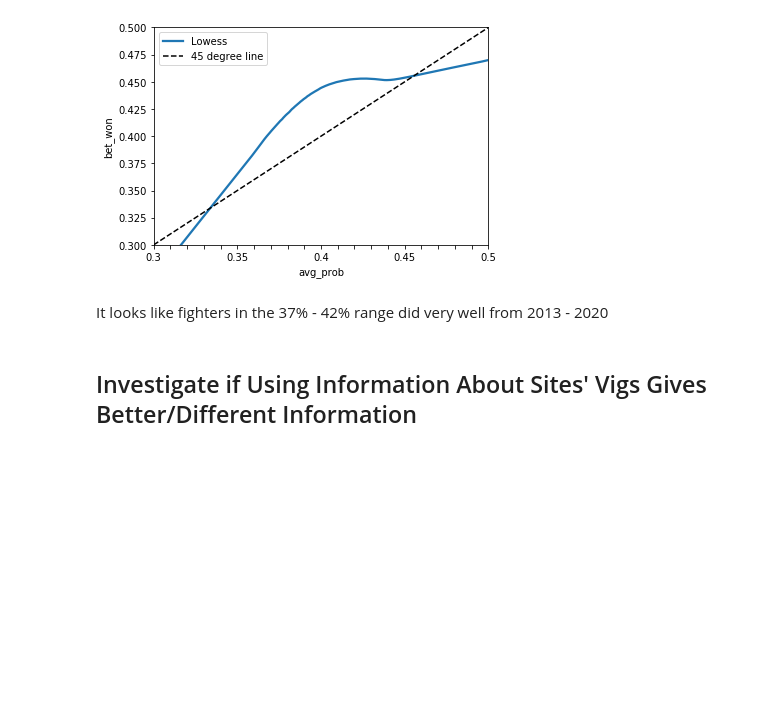
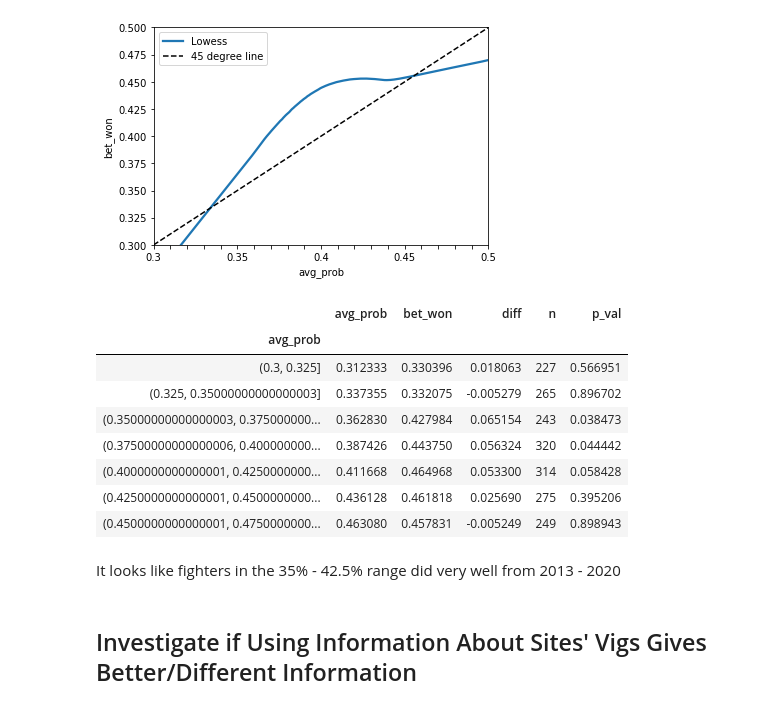
Before and after one commit to iankotliar/UFC_Final, a Jupyter notebook: code/Analysis/Exploratory/7_explore_data.ipynb, the cells around one changed output. Drawn from its saved outputs; the diff is of its cells as text; code cells hidden in the pictures; blank space fills up the shorter version.

Commit message:
added statistical tests

```diff
--- a/code/Analysis/Exploratory/7_explore_data.ipynb
+++ b/code/Analysis/Exploratory/7_explore_data.ipynb
@@ -247,8 +250,33 @@ ax.legend(loc='best')
 # %% [output]
 <matplotlib.legend.Legend at 0x...>
 [figure]
+# %%
+# do some statistical tests to see if this overperformance is statistically significant
+bins = np.arange(.3, .5, .025)
+divided = pd.IntervalIndex.from_tuples([(bins[i], bins[i+1]) for i in np.arange(len(bins) - 1)])
+consensus_group = pd.cut(bets_recent.avg_prob, divided)
+grouped = bets_recent.groupby(consensus_group)['bet_won', 'avg_prob'].agg(avg_prob = ('avg_prob', 'mean'),
+                                                                   bet_won=('bet_won', 'mean'),
+                                                                   num_bet_won =  ('bet_won', 'sum'),
+                                                                      n = ('bet_won', 'size')
+                                                                         )
+grouped = grouped[grouped.bet_won.notna()]
+grouped['diff'] = grouped['bet_won'] - grouped['avg_prob']
+grouped['p_val'] = grouped.apply(lambda x: statsmodels.stats.proportion.binom_test(x.num_bet_won, x.n, x.avg_prob), axis = 1)
+del grouped['num_bet_won']
+display(grouped[['avg_prob', 'bet_won', 'diff', 'n', 'p_val']])
+# %% [output]
+|  | avg_prob | bet_won | diff | n | p_val |
+| avg_prob |  |  |  |  |  |
+| (0.3, 0.325] | 0.312333 | 0.330396 | 0.018063 | 227 | 0.566951 |
+| (0.325, 0.35000000000000003] | 0.337355 | 0.332075 | -0.005279 | 265 | 0.896702 |
+| (0.35000000000000003, 0.375000000... | 0.362830 | 0.427984 | 0.065154 | 243 | 0.038473 |
+| (0.37500000000000006, 0.400000000... | 0.387426 | 0.443750 | 0.056324 | 320 | 0.044442 |
+| (0.4000000000000001, 0.4250000000... | 0.411668 | 0.464968 | 0.053300 | 314 | 0.058428 |
+| (0.4250000000000001, 0.4500000000... | 0.436128 | 0.461818 | 0.025690 | 275 | 0.395206 |
+| (0.4500000000000001, 0.4750000000... | 0.463080 | 0.457831 | -0.005249 | 249 | 0.898943 |
 # %% [markdown]
-It looks like fighters in the 37% - 42% range did very well from 2013 - 2020
+It looks like fighters in the 35% - 42.5% range did very well from 2013 - 2020
 # %% [markdown]
 ## Investigate if Using Information About Sites' Vigs Gives Better/Different Information
 # %%
```
Also changed, not shown: parts of 7 cells of this notebook.
